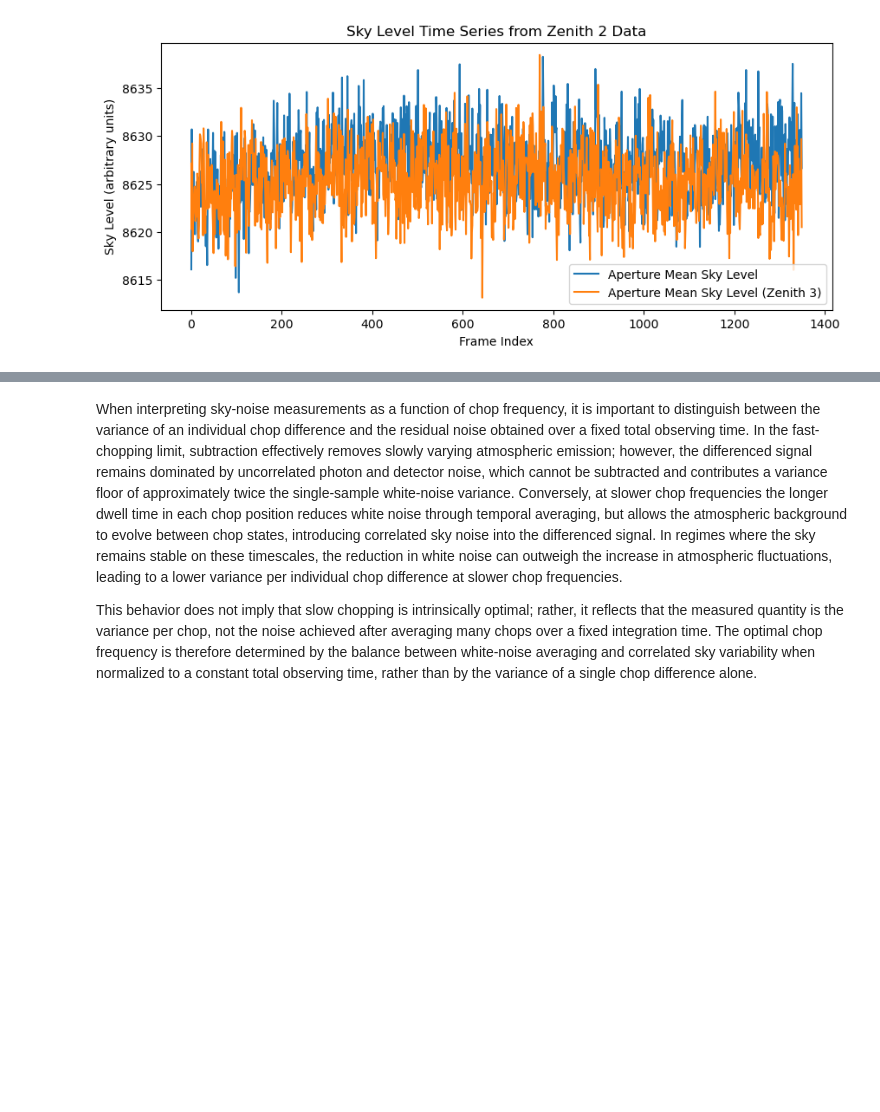
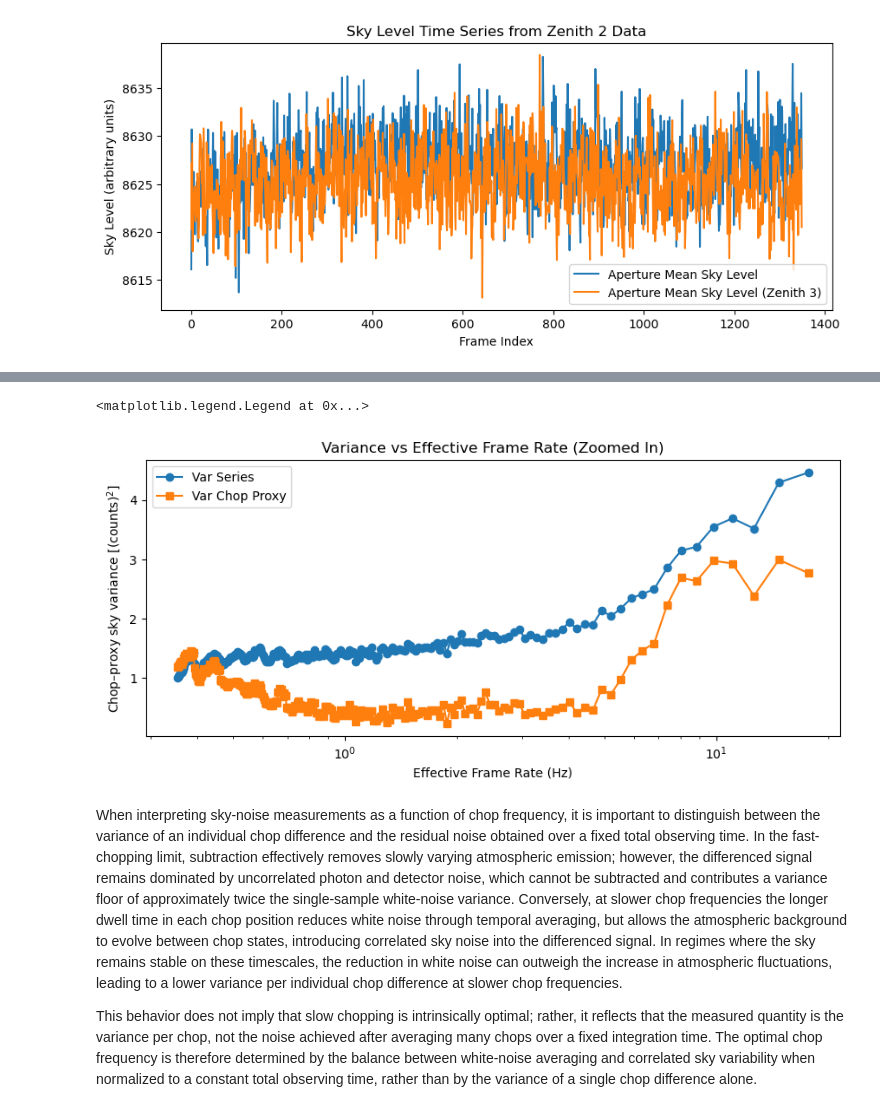
Before and after one commit to chase-urasaki/mirsi_sims, a Jupyter notebook: 2512267_analysis.ipynb, the cells around one changed output, grey strips where cells are left out. Cells and saved outputs as stored; diff of their text form; code cells hidden in the pictures; blank space fills up the shorter version.

```diff
--- a/2512267_analysis.ipynb
+++ b/2512267_analysis.ipynb
@@ -242,3 +297,19 @@ plt.show()
+# %%
+# Zoom in on the plot
+plt.figure(figsize=(10,4))
+plt.plot(v2_series['f_eff_hz'], v2_series['var'],
+         marker='o', label='Var Series')
+plt.plot(v2_chop['f_eff_hz'], v2_chop['var_diff']/2,
+         marker='s', label='Var Chop Proxy')
+plt.xlabel('Effective Frame Rate (Hz)')
+plt.ylabel(r"Chop–proxy sky variance [$({\rm counts})^2$]")
+#plt.xlim(0, 7)  # Zoom in on x-axis
+plt.xscale('log')
+plt.title('Variance vs Effective Frame Rate (Zoomed In)')
+plt.legend()
+# %% [output]
+<matplotlib.legend.Legend at 0x...>
+[figure, added]
 # %% [markdown]
 When interpreting sky-noise measurements as a function of chop frequency, it is important to distinguish between the variance of an individual chop difference and the residual noise obtained over a fixed total observing time. In the fast-chopping limit, subtraction effectively removes slowly varying atmospheric emission; however, the differenced signal remains dominated by uncorrelated photon and detector noise, which cannot be subtracted and contributes a variance floor of approximately twice the single-sample white-noise variance. Conversely, at slower chop frequencies the longer dwell time in each chop position reduces white noise through temporal averaging, but allows the atmospheric background to evolve between chop states, introducing correlated sky noise into the differenced signal. In regimes where the sky remains stable on these timescales, the reduction in white noise can outweigh the increase in atmospheric fluctuations, leading to a lower variance per individual chop difference at slower chop frequencies.
 
```
Also changed, not shown: parts of 9 cells of this notebook, 1 other file.
